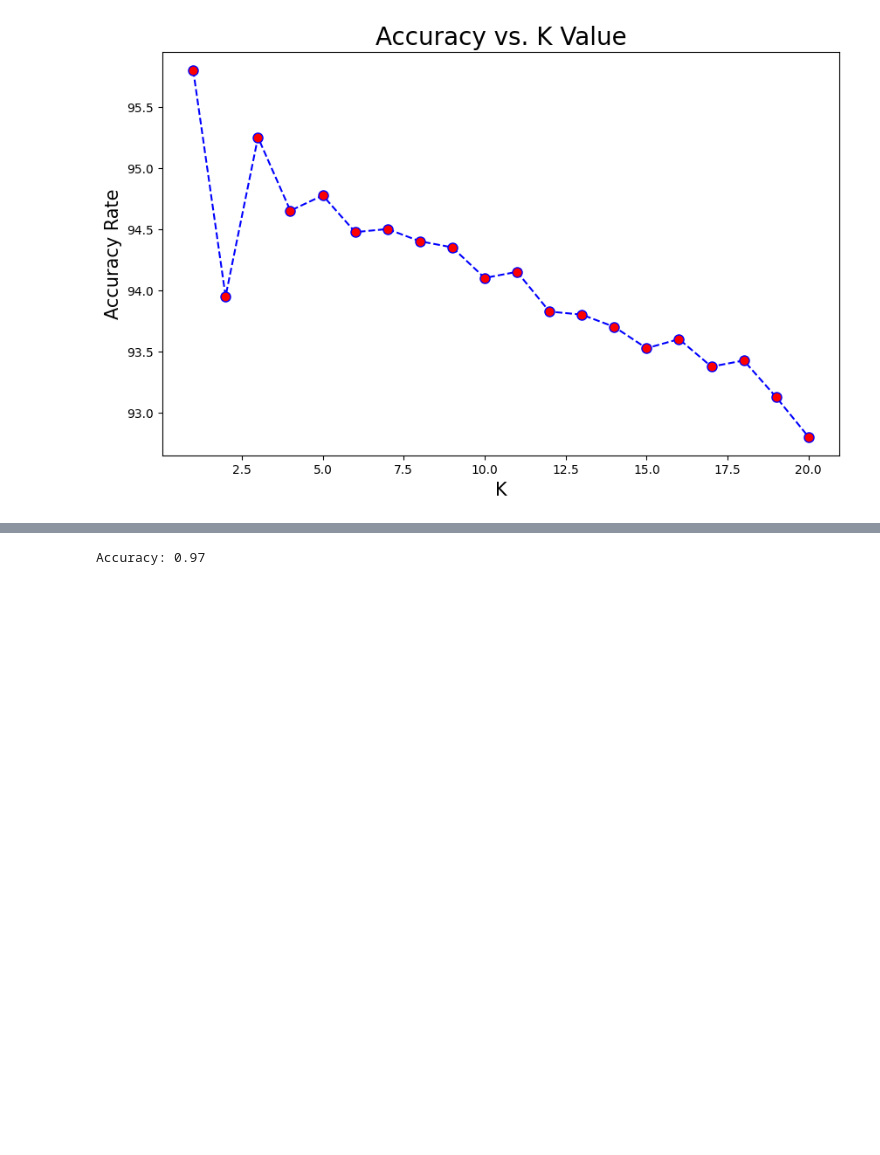
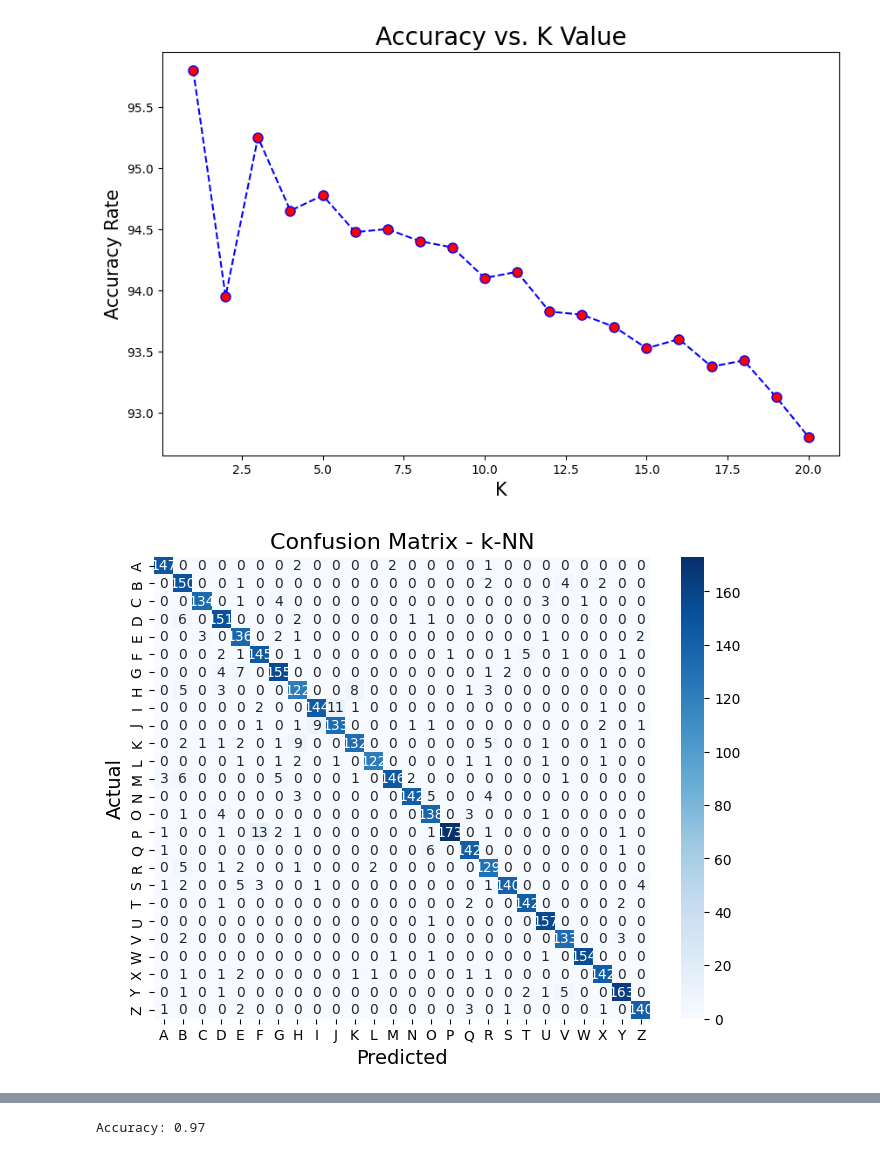
Before and after one commit to opaciorkowski/pro1d-project, a Jupyter notebook: PRO PROJECT/Project.ipynb, the cells around one changed output, grey strips where cells are left out. Saved outputs shown, nothing was run; the diff lists cells and outputs as text; code cells hidden in the pictures; blank space fills up the shorter version.

```diff
--- a/PRO PROJECT/Project.ipynb
+++ b/PRO PROJECT/Project.ipynb
@@ -155,6 +157,23 @@ plt.ylabel('Accuracy Rate', fontsize=15)
 plt.show()
 # %% [output]
 [figure]
+# %%
+from sklearn.metrics import confusion_matrix
+import seaborn as sns
+
+# Confusion matrix for k-NN
+knn_conf_matrix = confusion_matrix(y_test, pred_i)
+plt.figure(figsize=(8, 6))
+
+# Convert to pandas Series to use unique()
+y_test_series = pd.Series(y_test)
+sns.heatmap(knn_conf_matrix, annot=True, fmt='d', cmap='Blues', xticklabels=sorted(y_test_series.unique()), yticklabels=sorted(y_test_series.unique()))
+plt.title('Confusion Matrix - k-NN', fontsize=16)
+plt.xlabel('Predicted', fontsize=14)
+plt.ylabel('Actual', fontsize=14)
+plt.show()
+# %% [output]
+[figure, added]
 # %%
 #Neural Network
 sc=StandardScaler()
```
Also changed, not shown: parts of 7 cells of this notebook.
